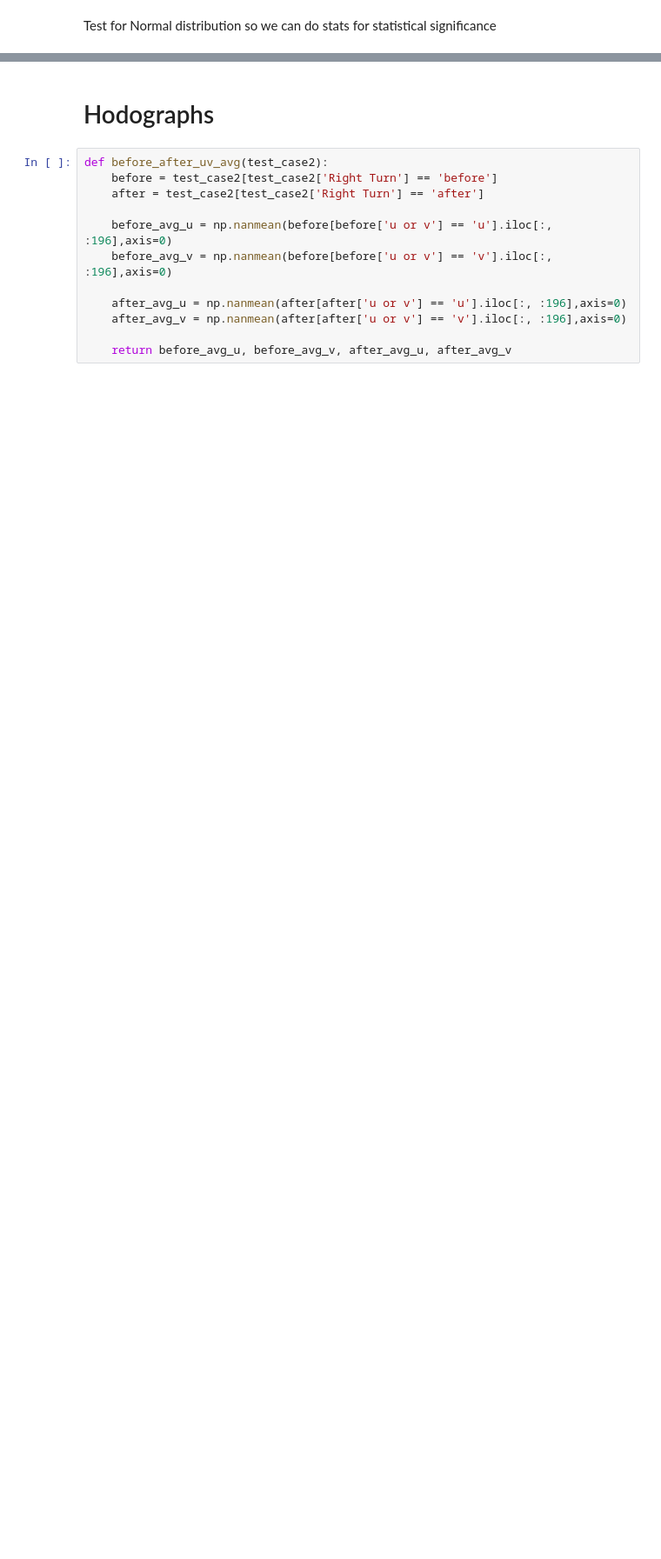
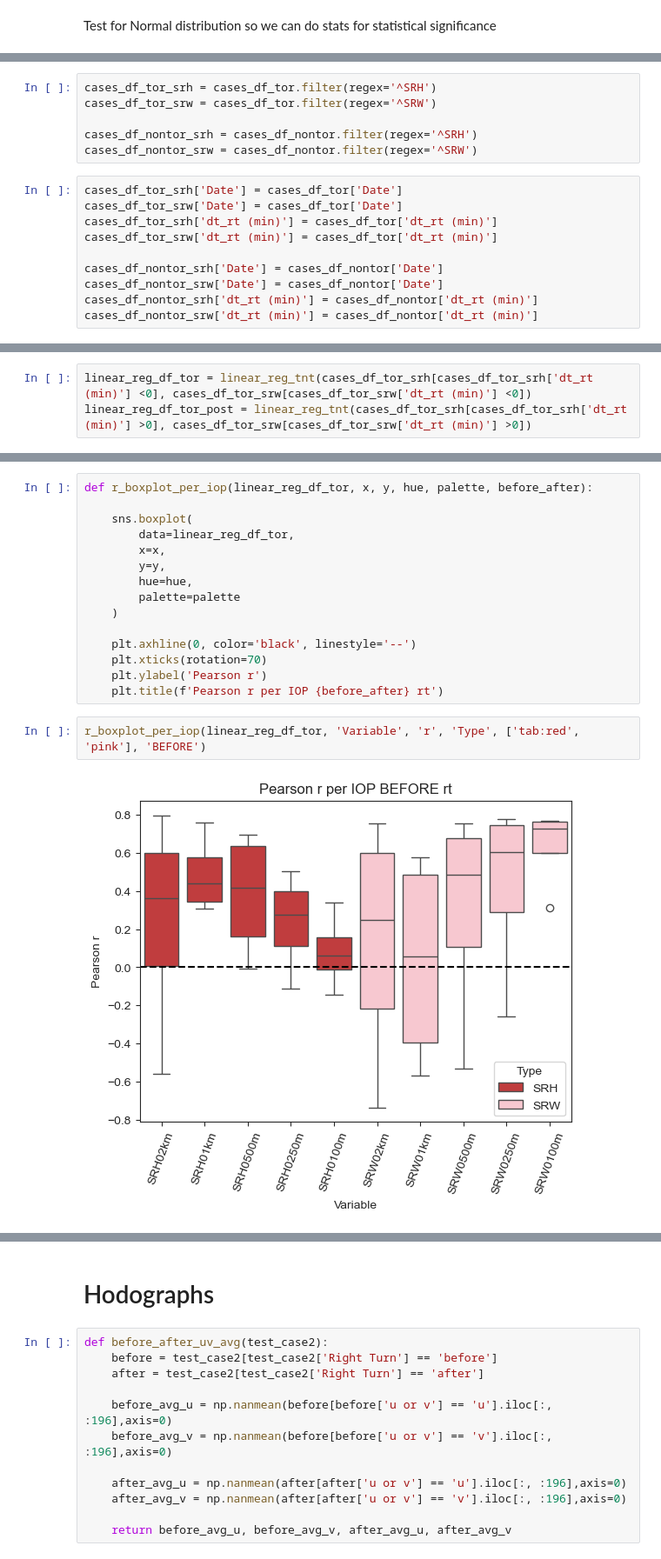
Before and after one commit to JuliaBuhrman/research2024, a Jupyter notebook: rightturn_casecheck_clean.ipynb, the cells around one changed output, grey strips where cells are left out. Shown at 87% size. Cells and saved outputs as stored; diff of their text form; blank space fills up the shorter version.

Commit message:
linear regression for all SRW and SRH

```diff
--- a/rightturn_casecheck_clean.ipynb
+++ b/rightturn_casecheck_clean.ipynb
@@ -699,0 +784,16 @@ LinearRegression()
+# %%
+cases_df_tor_srh = cases_df_tor.filter(regex='^SRH')
+cases_df_tor_srw = cases_df_tor.filter(regex='^SRW')
+
+cases_df_nontor_srh = cases_df_nontor.filter(regex='^SRH')
+cases_df_nontor_srw = cases_df_nontor.filter(regex='^SRW')
+# %%
+cases_df_tor_srh['Date'] = cases_df_tor['Date']
+cases_df_tor_srw['Date'] = cases_df_tor['Date']
+cases_df_tor_srh['dt_rt (min)'] = cases_df_tor['dt_rt (min)']
+cases_df_tor_srw['dt_rt (min)'] = cases_df_tor['dt_rt (min)']
+
+cases_df_nontor_srh['Date'] = cases_df_nontor['Date']
+cases_df_nontor_srw['Date'] = cases_df_nontor['Date']
+cases_df_nontor_srh['dt_rt (min)'] = cases_df_nontor['dt_rt (min)']
+cases_df_nontor_srw['dt_rt (min)'] = cases_df_nontor['dt_rt (min)']
@@ -699,0 +857,3 @@ LinearRegression()
+# %%
+linear_reg_df_tor = linear_reg_tnt(cases_df_tor_srh[cases_df_tor_srh['dt_rt (min)'] <0], cases_df_tor_srw[cases_df_tor_srw['dt_rt (min)'] <0])
+linear_reg_df_tor_post = linear_reg_tnt(cases_df_tor_srh[cases_df_tor_srh['dt_rt (min)'] >0], cases_df_tor_srw[cases_df_tor_srw['dt_rt (min)'] >0])
@@ -699,0 +883,19 @@ LinearRegression()
+# %%
+def r_boxplot_per_iop(linear_reg_df_tor, x, y, hue, palette, before_after):
+
+    sns.boxplot(
+        data=linear_reg_df_tor,
+        x=x,
+        y=y,
+        hue=hue,
+        palette=palette
+    )
+
+    plt.axhline(0, color='black', linestyle='--')
+    plt.xticks(rotation=70)
+    plt.ylabel('Pearson r')
+    plt.title(f'Pearson r per IOP {before_after} rt')
+# %%
+r_boxplot_per_iop(linear_reg_df_tor, 'Variable', 'r', 'Type', ['tab:red', 'pink'], 'BEFORE')
+# %% [output]
+[figure, added]
```
Also changed, not shown: parts of 39 cells of this notebook.
